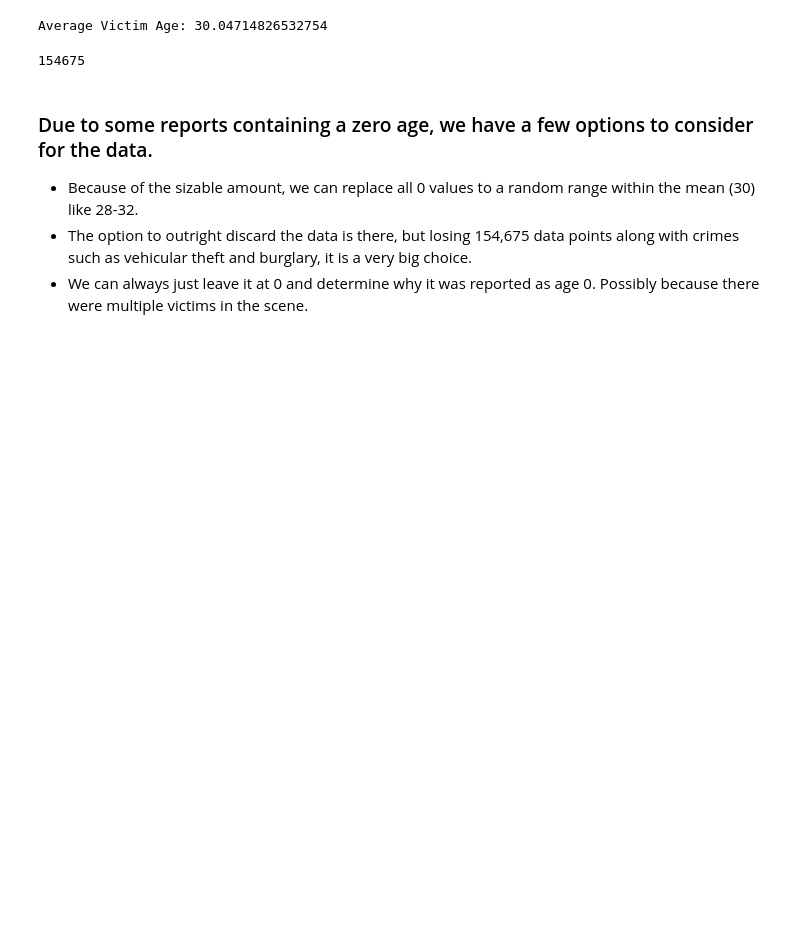
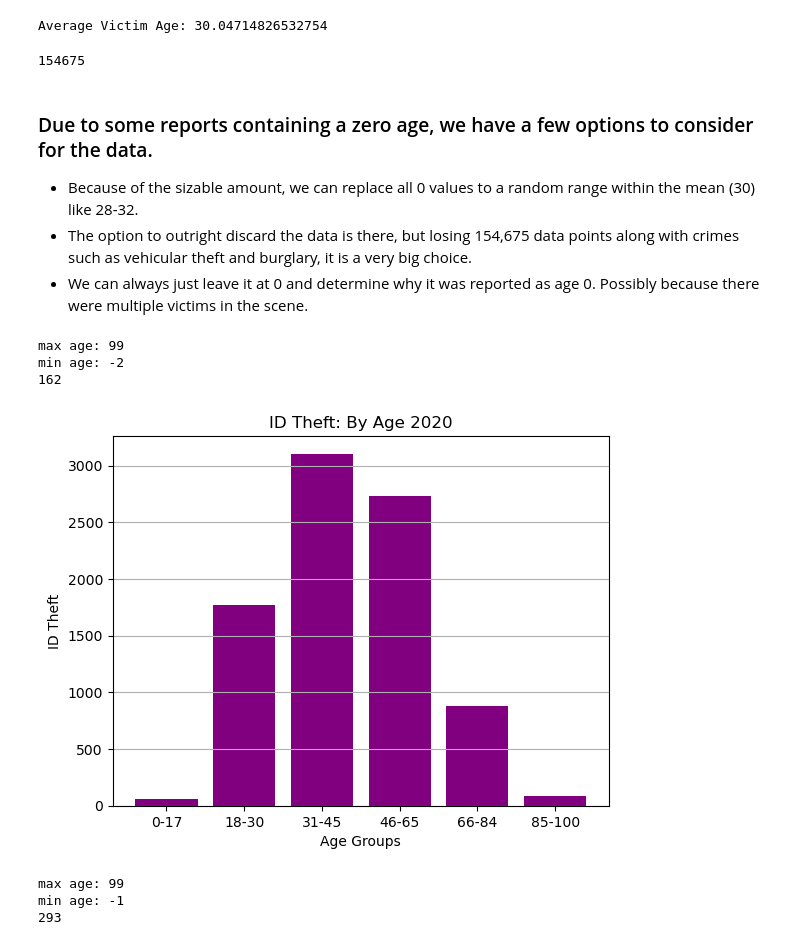
Before and after one commit to AshelynAllred/Data-Analysis-Project-1, a Jupyter notebook: main.ipynb, the cells around one changed output. Drawn from its saved outputs; the diff is of its cells as text; code cells hidden in the pictures; blank space fills up the shorter version.

```diff
--- a/main.ipynb
+++ b/main.ipynb
@@ -358,3 +358,53 @@ zero_age['Vict Age'].count()
 - Because of the sizable amount, we can replace all 0 values to a random range within the mean (30) like 28-32.
 - The option to outright discard the data is there, but losing 154,675 data points along with crimes such as vehicular theft and burglary, it is a very big choice.
 - We can always just leave it at 0 and determine why it was reported as age 0. Possibly because there were multiple victims in the scene.
+# %%
+#pulling only ID Theft 2020
+ID_theft_2020 = crime_data_2020.loc[crime_data_2020["Crm Cd Desc"] == 'THEFT OF IDENTITY',:]
+#seeing max and min age in data set
+max_age = ID_theft_2020['Vict Age'].max()
+min_age= ID_theft_2020['Vict Age'].min()
+print(f"max age: {max_age}")
+print(f"min age: {min_age}")
+#seeing how many rows are age -1 to 0
+age_zero = ID_theft_2020.loc[ID_theft_2020["Vict Age"] < 1,:]
+print(len(age_zero))
+#just want ages >1
+ID_theft_2020 = ID_theft_2020.loc[ID_theft_2020["Vict Age"] >1,:]
+# %% [output]
+max age: 99
+min age: -2
+162
+# %%
+bins = [0, 17.9, 29.9, 44.9, 64.9, 83.9, 99.9]
+labels = ["0-17", "18-30", "31-45", "46-65", "66-84", "85-100"]
+ID_theft_2020['ID Theft Victim Age'] = pd.cut(ID_theft_2020['Vict Age'],bins, labels=labels,include_lowest=True)
+x = ID_theft_2020.groupby('ID Theft Victim Age',as_index=False).count()
+y = x[['ID Theft Victim Age', 'Vict Age']].sort_values(by='ID Theft Victim Age')
+
+plt.bar(x['ID Theft Victim Age'], y['Vict Age'], color='purple')
+plt.title("ID Theft: By Age 2020")
+plt.xlabel("Age Groups")
+plt.ylabel("ID Theft")
+plt.xticks(labels)
+plt.grid(axis='y')
+plt.show()
+# %% [output]
+[figure, added]
+# %%
+#pulling only ID Theft 2021
+ID_theft_2021 = crime_data_2021.loc[crime_data_2021["Crm Cd Desc"] == 'THEFT OF IDENTITY',:]
+#seeing max and min age in data set
+max_age = ID_theft_2021['Vict Age'].max()
+min_age= ID_theft_2021['Vict Age'].min()
+print(f"max age: {max_age}")
+print(f"min age: {min_age}")
+#seeing how many rows are age -1 to 0
+age_zero = ID_theft_2021.loc[ID_theft_2021["Vict Age"] < 1,:]
+print(len(age_zero))
+#just want ages >1
+ID_theft2021 = ID_theft_2021.loc[ID_theft_2021["Vict Age"] >1,:]
+# %% [output]
+max age: 99
+min age: -1
+293
```
Also changed, not shown: parts of 8 cells of this notebook, 2 other files.
